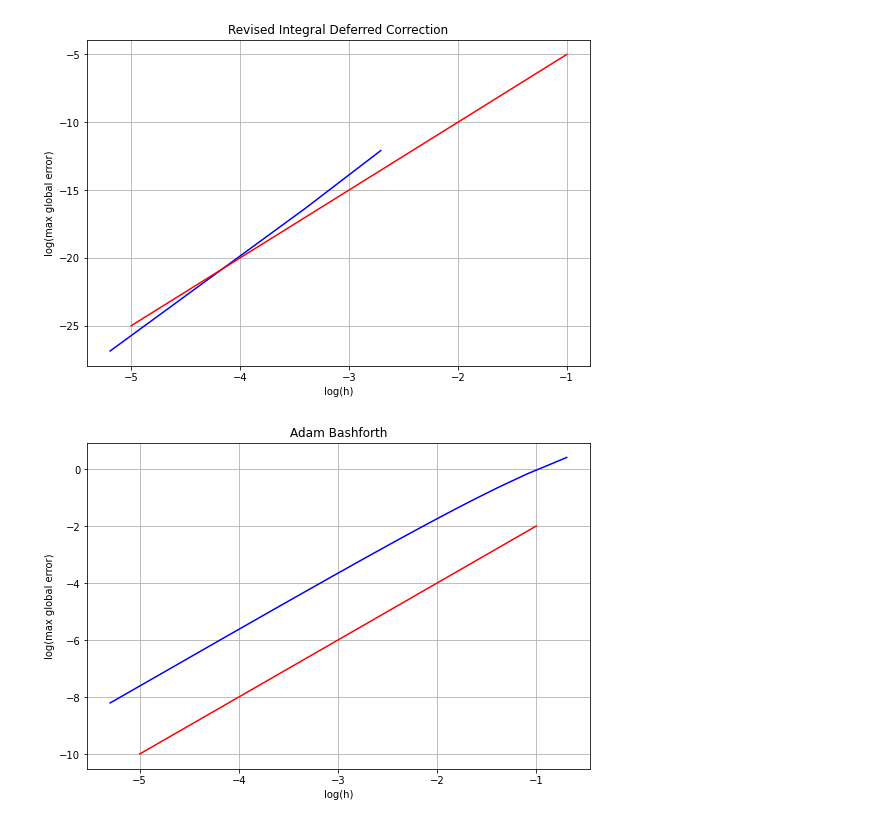
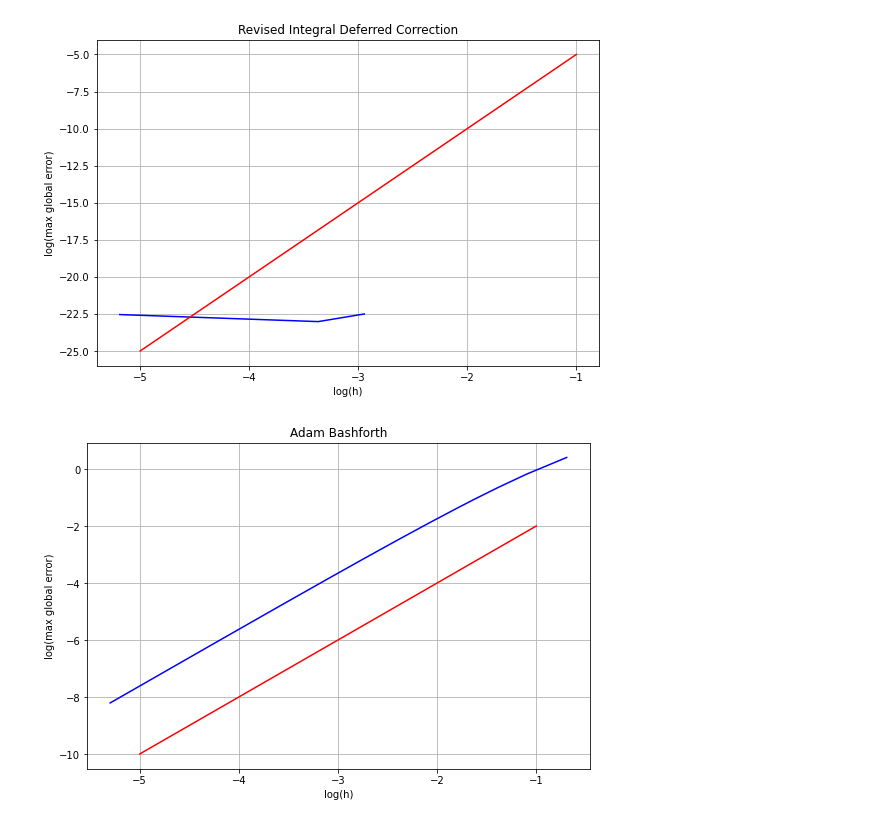
Before and after one commit to sbross856/Parallel-Solvers-for-Time-Integration, a Jupyter notebook: Multistep.ipynb, the cells around one changed output. Saved outputs shown, nothing was run; the diff lists cells and outputs as text; code cells hidden in the pictures.

```diff
--- a/Multistep.ipynb
+++ b/Multistep.ipynb
@@ -52,16 +52,13 @@ def RIDC(a,b,N,p,K,y0,F):#Euler
 
             for m in range(M,K):
 
-                g = sum([S[M-1,k]*F(T[j,m-M+k],Y[j,m-M+k]) for k in range(M+1)])
+                g = sum([S[M-1,k]*F(T[j,m-M+k+1],Y[j,m-M+k+1]) for k in range(M+1)])
 
                 Y1[j,m+1] = Y1[j,m] + h*(F(T[j,m],Y1[j,m])-F(T[j,m],Y[j,m])) + h*g  #solve error equation with forward Euler
 
             Y[j,:] = Y1[j,:]
 
         sol_list[j*K+1:j*K+K+1] = Y1[j,1:K+1]
-        #if j!=J-1:           #set initial value for next iteration
-            #Y[j+1,0] = Y1[j,K]
+
 
     return sol_list
-
-K
@@ -80,8 +74,12 @@ M = p-1
 K = 200
 N = 1000
 
-T = np.linspace(0,10,1001)
-K = RIDC(0,10,1000,4,200,1,F)
+T = np.linspace(0,1,1001)
+import time
+start = time.perf_counter()
+K = RIDC(0,1,1000,11,200,1,F)
+finish = time.perf_counter()
+print(f'Finished in {round(finish-start, 2)} second(s)')
 
 fig, ax = plt.subplots(1, 1, figsize=(9, 6))
 plt.plot(T, K, 'b-', markersize=2)
@@ -101,27 +100,27 @@ def func_sol(T):  #exact solution
 # %%
 errorlist2 = []
 stepsizelist2 = []
 
-for i in [16,31,181]:
-    T = np.linspace(0, 2, i)
-    K2 = RIDC(0,2,i-1,6,5,1,F)
+for i in [20,30,180]:
+    T = np.linspace(0, 1, i+1)
+    K2 = RIDC(0,1,i,11,10,1,F)
     stepsizelist2.append(1/(i-1))
     m = [abs(K2[j] - func_sol(T[j])) for j in range(i)]
     errorlist2.append(max(m))
 
 logerrorlist2 = [np.log(i) for i in errorlist2]
 logstepsizelist2 = [np.log(i) for i in stepsizelist2]
 
 fig, ax = plt.subplots(1, 1, figsize=(9, 6))
 plt.plot(logstepsizelist2, logerrorlist2, 'b-', markersize=2)
 plt.plot([-5,-1], [-25,-5], 'r-', markersize=2)
 plt.grid()
 plt.xlabel('log(h)')
 plt.ylabel(r'log(max global error)')
 plt.title('Revised Integral Deferred Correction')
 plt.show()
 # %% [output]
-[figure, old version]
+[figure, new version]
 # %%
 def Adam_b(T,f,y0):  #adam bashforth 2
 
```
Also changed, not shown: parts of 14 cells of this notebook.
